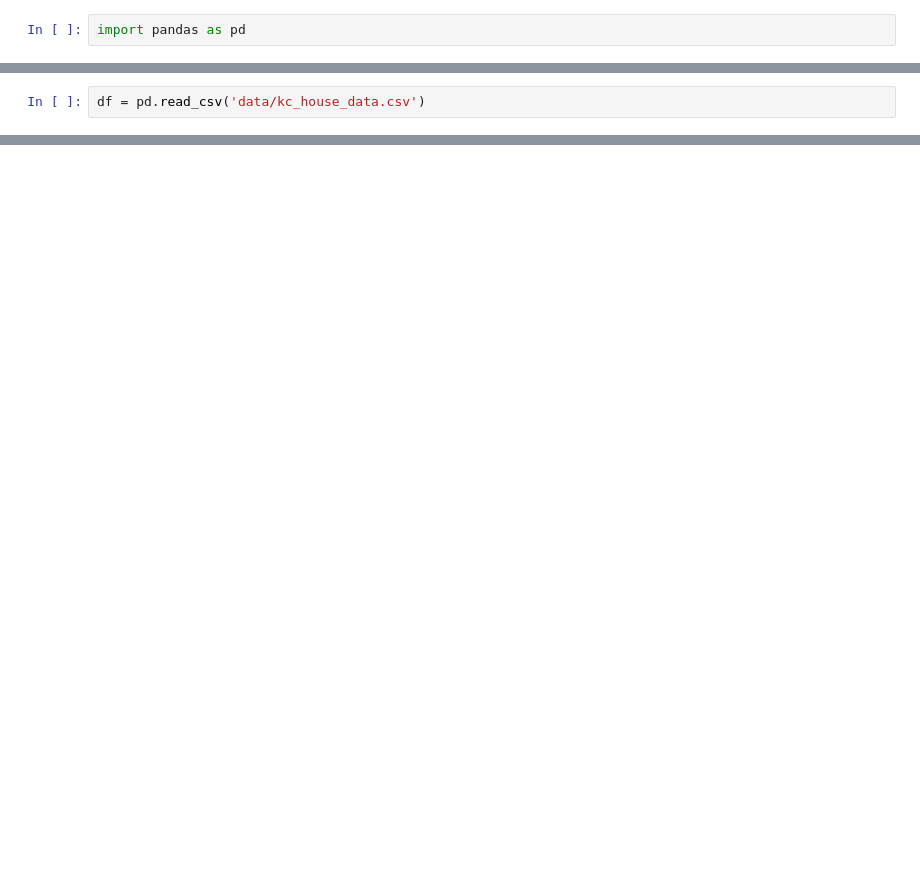
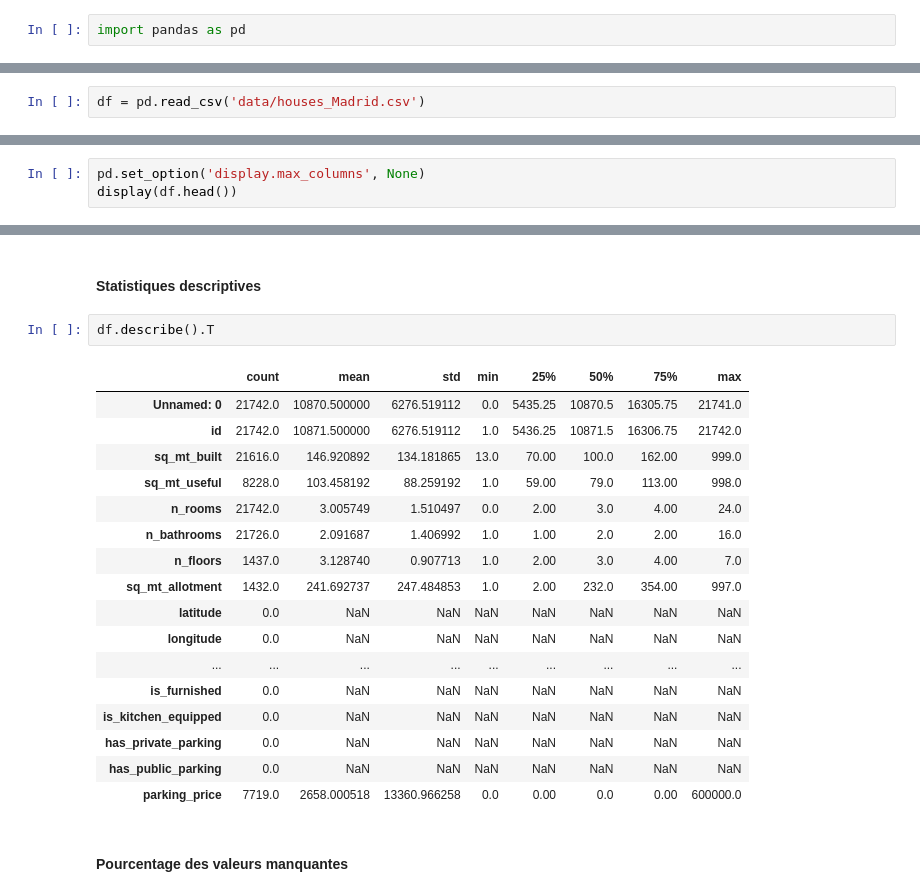
Before and after one commit to aurelien-adjimi/apartment-hunter, a Jupyter notebook: Data processing.ipynb, the cells around one changed output, grey strips where cells are left out. Drawn from its saved outputs; the diff is of its cells as text; blank space fills up the shorter version.

Commit message:
starting data processing

```diff
--- a/Data processing.ipynb
+++ b/Data processing.ipynb
@@ -3,2 +32,2 @@ import pandas as pd
 # %%
-df = pd.read_csv('data/kc_house_data.csv')
+df = pd.read_csv('data/houses_Madrid.csv')
@@ -14,0 +44,3 @@ display(df.head())
+# %%
+pd.set_option('display.max_columns', None)
+display(df.head())
@@ -14,0 +82,24 @@ display(df.head())
+# %% [markdown]
+#### Statistiques descriptives
+# %%
+df.describe().T
+# %% [output]
+|  | count | mean | std | min | 25% | 50% | 75% | max |
+| Unnamed: 0 | 21742.0 | 10870.500000 | 6276.519112 | 0.0 | 5435.25 | 10870.5 | 16305.75 | 21741.0 |
+| id | 21742.0 | 10871.500000 | 6276.519112 | 1.0 | 5436.25 | 10871.5 | 16306.75 | 21742.0 |
+| sq_mt_built | 21616.0 | 146.920892 | 134.181865 | 13.0 | 70.00 | 100.0 | 162.00 | 999.0 |
+| sq_mt_useful | 8228.0 | 103.458192 | 88.259192 | 1.0 | 59.00 | 79.0 | 113.00 | 998.0 |
+| n_rooms | 21742.0 | 3.005749 | 1.510497 | 0.0 | 2.00 | 3.0 | 4.00 | 24.0 |
+| n_bathrooms | 21726.0 | 2.091687 | 1.406992 | 1.0 | 1.00 | 2.0 | 2.00 | 16.0 |
+| n_floors | 1437.0 | 3.128740 | 0.907713 | 1.0 | 2.00 | 3.0 | 4.00 | 7.0 |
+| sq_mt_allotment | 1432.0 | 241.692737 | 247.484853 | 1.0 | 2.00 | 232.0 | 354.00 | 997.0 |
+| latitude | 0.0 | NaN | NaN | NaN | NaN | NaN | NaN | NaN |
+| longitude | 0.0 | NaN | NaN | NaN | NaN | NaN | NaN | NaN |
+| ... | ... | ... | ... | ... | ... | ... | ... | ... |
+| is_furnished | 0.0 | NaN | NaN | NaN | NaN | NaN | NaN | NaN |
+| is_kitchen_equipped | 0.0 | NaN | NaN | NaN | NaN | NaN | NaN | NaN |
+| has_private_parking | 0.0 | NaN | NaN | NaN | NaN | NaN | NaN | NaN |
+| has_public_parking | 0.0 | NaN | NaN | NaN | NaN | NaN | NaN | NaN |
+| parking_price | 7719.0 | 2658.000518 | 13360.966258 | 0.0 | 0.00 | 0.0 | 0.00 | 600000.0 |
+# %% [markdown]
+#### Pourcentage des valeurs manquantes
```
Also changed, not shown: parts of 22 cells of this notebook, 2 other files.
